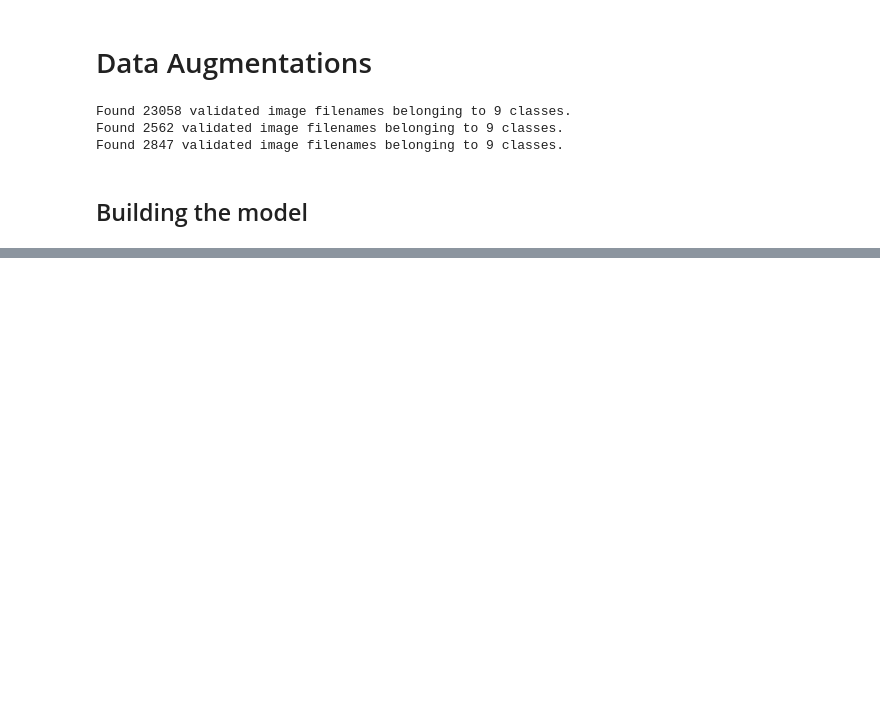
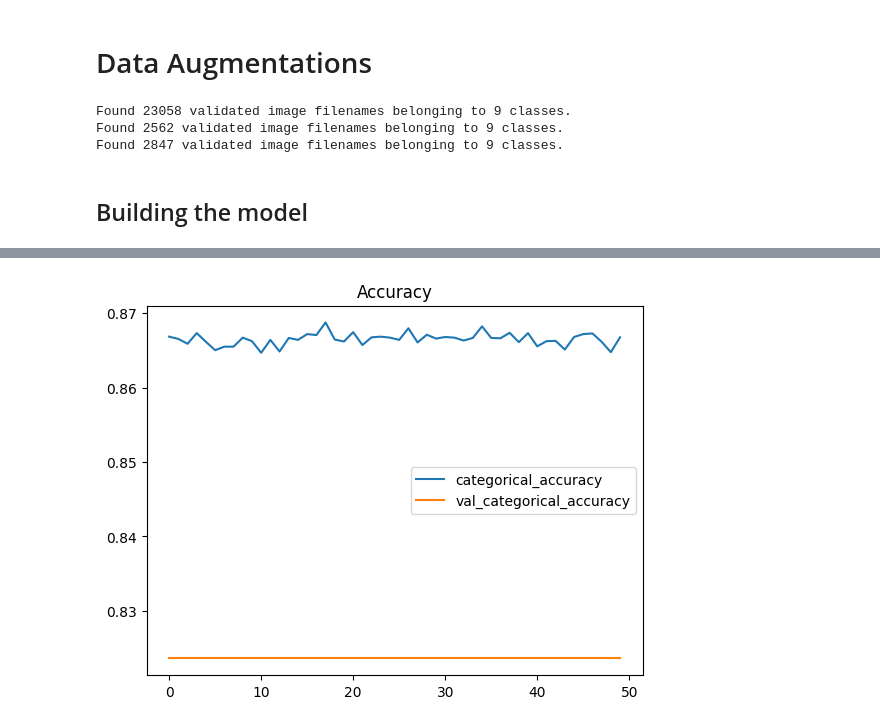
Before and after one commit to nikhilsp1585/mobilenetv2-training-custom-dataset, a Jupyter notebook: mobilenetv2-train-wm28k.ipynb, the cells around one changed output, grey strips where cells are left out. Cells and saved outputs as stored; diff of their text form; code cells hidden in the pictures; blank space fills up the shorter version.

```diff
--- a/mobilenetv2-train-wm28k.ipynb
+++ b/mobilenetv2-train-wm28k.ipynb
@@ -174,19 +198,19 @@ results = mobilenetv2_wm28kL.fit(
     train,
     validation_data = validation,
     batch_size = 32,
-    epochs = 20,
-    callbacks = [
-        EarlyStopping(
-            monitor="val_loss",
-            patience=4,
-            restore_best_weights=True
-        ),
-        ReduceLROnPlateau(patience=2),
-        ModelCheckpoint(
-            str(CHECKPOINTS),
-            monitor="val_loss",
-            save_best_only=True
-        ),
-    ]
+    epochs = 50,
+    # callbacks = [
+    #     EarlyStopping(
+    #         monitor="val_loss",
+    #         patience=4,
+    #         restore_best_weights=True
+    #     ),
+    #     ReduceLROnPlateau(patience=2),
+    #     ModelCheckpoint(
+    #         str(CHECKPOINTS / "model_epoch_{epoch:02d}_val_loss_{val_loss:.2f}.keras"),
+    #         monitor="val_loss",
+    #         save_best_only=True
+    #     ),
+    # ]
 )
 # %% [output]
@@ -195,0 +234,6 @@ KeyboardInterrupt:
+# %%
+pd.DataFrame(results.history)[['categorical_accuracy', 'val_categorical_accuracy']].plot()
+plt.title("Accuracy")
+plt.show()
+# %% [output]
+[figure, added]
```
Also changed, not shown: parts of 13 cells of this notebook.
